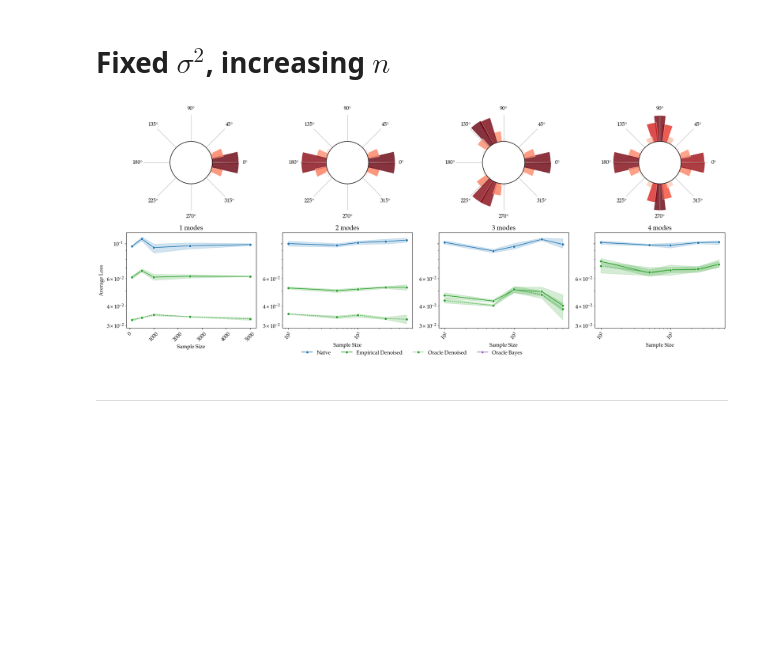
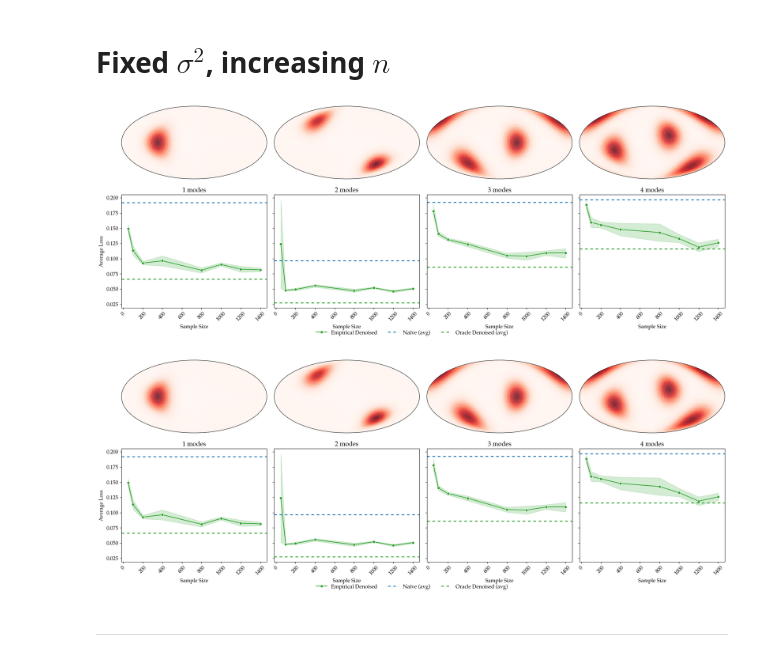
Before and after one commit to aqjaffe/RiemannianEB, a Jupyter notebook: src/simulations/S2sims.ipynb, the cells around one changed output. Cells and saved outputs as stored; diff of their text form; code cells hidden in the pictures; blank space fills up the shorter version.

```diff
--- a/src/simulations/S2sims.ipynb
+++ b/src/simulations/S2sims.ipynb
@@ -12,11 +7,13 @@ ImportError: attempted relative import beyond top-level package
 # %% [markdown]
 # Fixed $n$, increasing $\sigma^2$
 # %%
+manifold_type = 'S2'
+
 n_samples = 1000
 
 num_modes_ls =  [1, 2, 3, 4]
 tau2_ls = [0.05 for _ in num_modes_ls]
-M_ls = [ 2,2,3,4 ]
+M_ls = [ 3, 3, 4, 5 ]
 
 sigma2_ls = np.linspace(0.005, 0.25, 5)
 
@@ -25,6 +22,6 @@ rho_ls = np.linspace(0.5, 0.005, 10)
 NMC = 3
 
 num_oracle_samples = 10000
-oracle_bandwidth = 0.005
+oracle_bandwidth = 0.1
 # %%
 df_long = mcsims_IncreasingSigma(manifold_type,n_samples, M_ls, num_modes_ls, tau2_ls, sigma2_ls, rho_ls, num_oracle_samples, oracle_bandwidth, NMC)
@@ -42,26 +38,26 @@ plot_mcsims_IncreasingSigma(manifold_type,df_long, num_modes_ls, tau2_ls)
 sigma2 = 0.1
 rho = 1e-5
 
-# n_samples_ls = [1000,2000,3000,4000,5000,6000,7000,8000,9000,10000]
-n_samples_ls = [100,500,1000, 2500, 5000]
+n_samples_ls = [50, 100,200, 400, 800, 1000, 1200, 1400]
 num_modes =  [1, 2, 3, 4]
-M_ls = [2,2,3,4]
+M_ls = [ 8,8,8,8]
 tau2s = [0.05 for _ in num_modes]
 
 rho_ls = np.linspace(0.5, 0.005, 10)
 
-NMC = 3
+NMC = 5
 
 num_oracle_samples = 10000
-oracle_bandwidth = 0.25
+oracle_bandwidth = 0.1
 
-test_size = 500
+test_size = 100
 # %%
 df_long = mcsims_IncreasingN(manifold_type, num_modes, tau2s, n_samples_ls, M_ls, rho_ls, sigma2,test_size, num_oracle_samples, oracle_bandwidth, NMC)
 # %%
-plot_mcsims_IncreasingN(manifold_type, df_long, num_modes, tau2s)
+plot_mcsims_IncreasingN(manifold_type, df_long, num_modes_ls, tau2_ls,savefig =  'S2_mcsims_IncreasingN.png')
 # %% [output]
-[figure, old version]
+[figure, new version]
+[figure, added]
 # %% [markdown]
 -------
 # %% [markdown]
```
Also changed, not shown: parts of 5 cells of this notebook, 1 other file.
